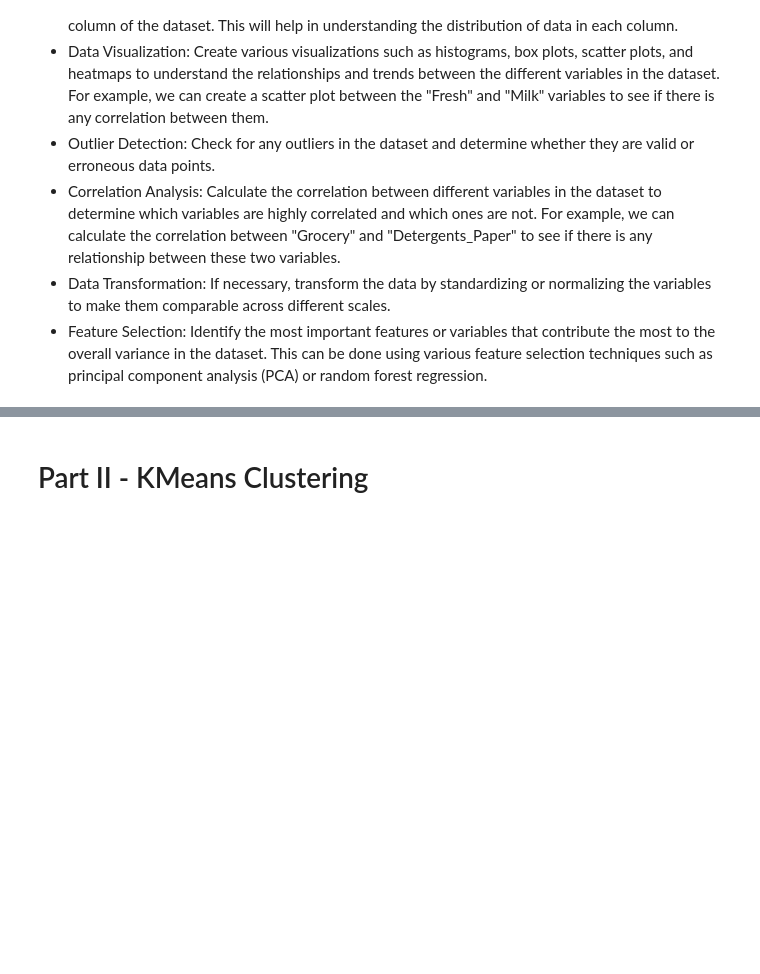
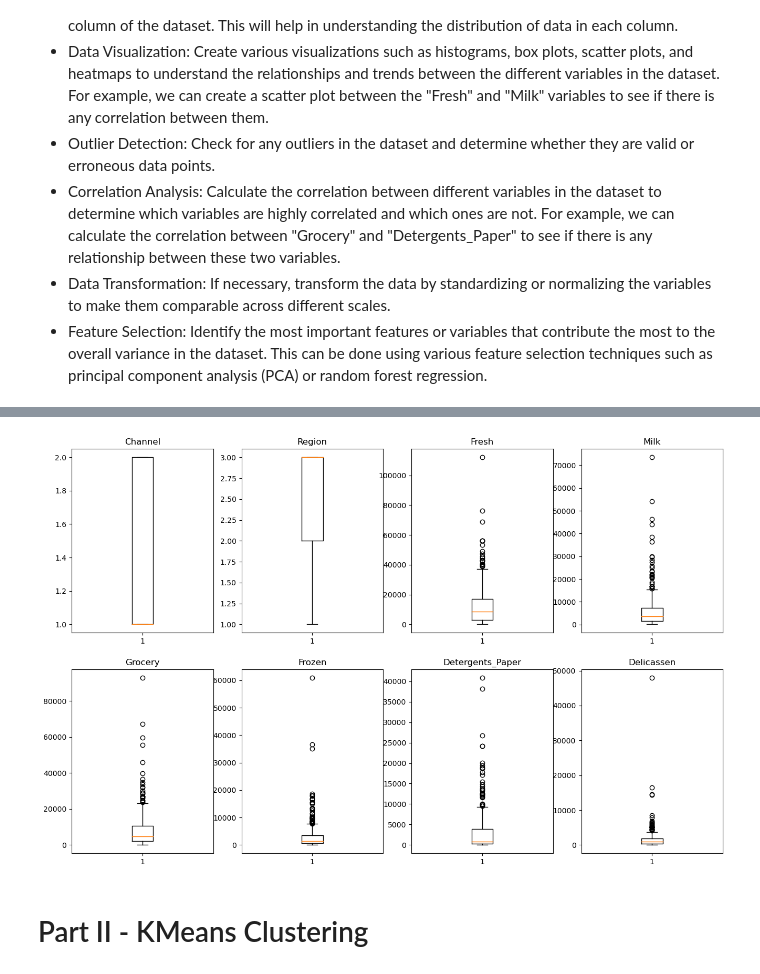
Before and after one commit to SBangarh/ml-project-unsupervised-learning, a Jupyter notebook: Unsupervised Learning - Project.ipynb, the cells around one changed output, grey strips where cells are left out. Saved outputs shown, nothing was run; the diff lists cells and outputs as text; code cells hidden in the pictures; blank space fills up the shorter version.

```diff
--- a/Unsupervised Learning - Project.ipynb
+++ b/Unsupervised Learning - Project.ipynb
@@ -87,3 +218,7 @@ raw_data =
+# %%
+make_boxplot(copy_data, copy_data.columns, 2, 4, (16, 10))
+# %% [output]
+[figure, added]
 # %% [markdown]
 # Part II - KMeans Clustering
 # %% [markdown]
```
Also changed, not shown: parts of 11 cells of this notebook.
